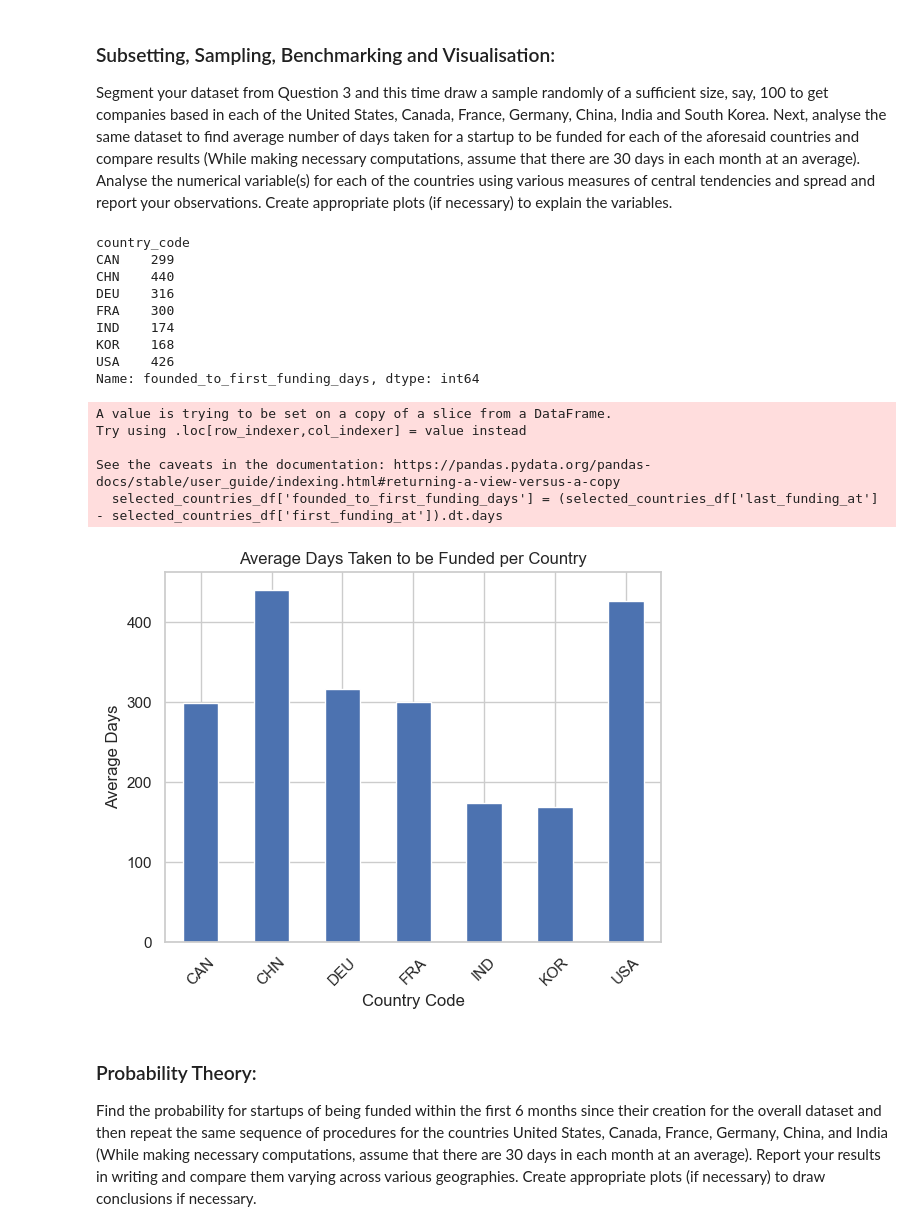
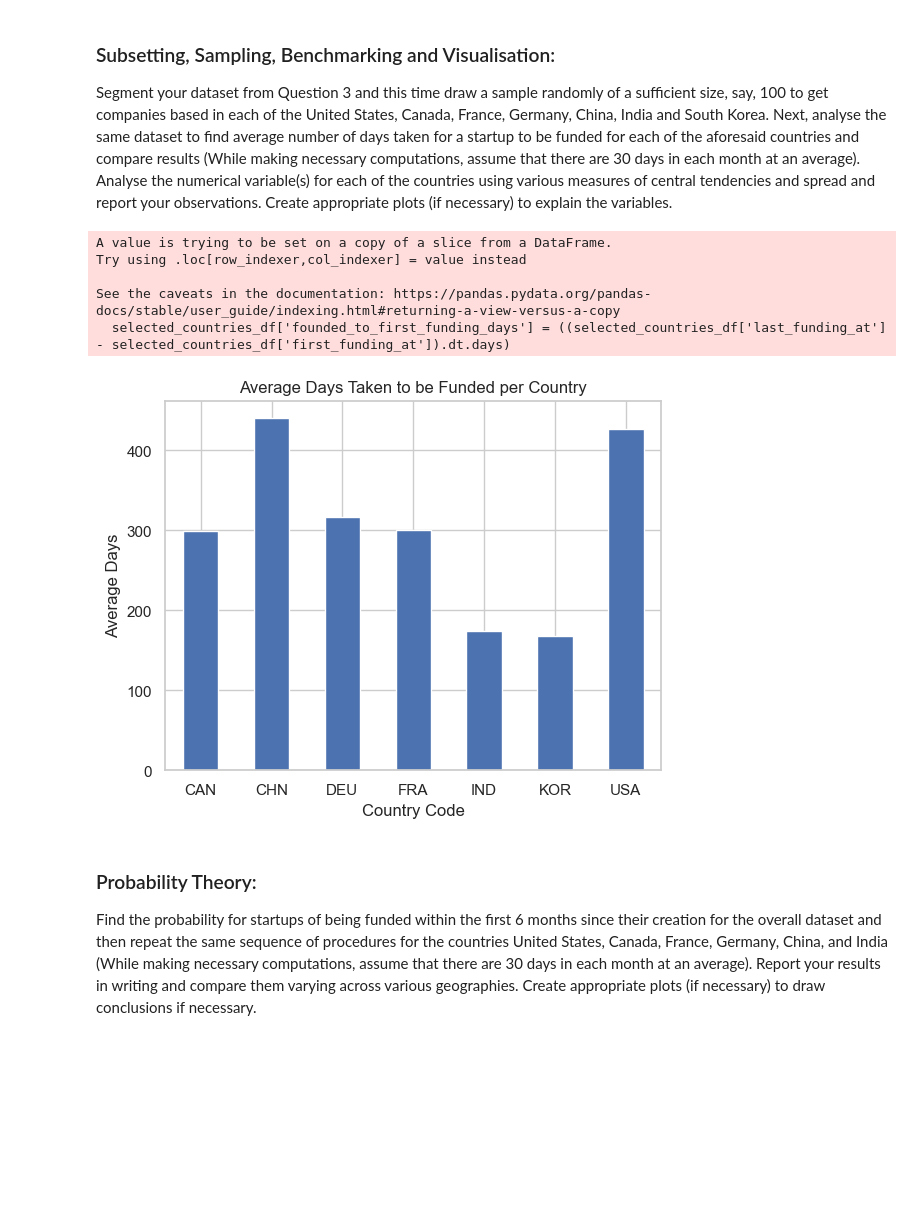
Before and after one commit to elenagin/Radiance-Group-Consulting, a Jupyter notebook: radiance_group_ginebra.ipynb, the cells around one changed output. Saved outputs shown, nothing was run; the diff lists cells and outputs as text; code cells hidden in the pictures; blank space fills up the shorter version.

```diff
--- a/radiance_group_ginebra.ipynb
+++ b/radiance_group_ginebra.ipynb
@@ -301,35 +301,22 @@ Segment your dataset from Question 3 and this time draw a sample randomly of a s
 # %%
 selected_countries = ['USA', 'CAN', 'FRA', 'DEU', 'CHN', 'IND', 'KOR']
 selected_countries_mask = df['country_code'].isin(selected_countries)
 selected_countries_df = df[selected_countries_mask]
-selected_countries_df['founded_to_first_funding_days'] = (selected_countries_df['last_funding_at'] - selected_countries_df['first_funding_at']).dt.days
-print(selected_countries_df.groupby('country_code')['founded_to_first_funding_days'].mean().astype(int))
-#average_days_per_country = selected_countries_df.groupby('country_code')['founded_to_first_funding_days'].mean().astype(int)
+selected_countries_df['founded_to_first_funding_days'] = ((selected_countries_df['last_funding_at'] - selected_countries_df['first_funding_at']).dt.days)
 sns.set(style='whitegrid')
 selected_countries_df.groupby('country_code')['founded_to_first_funding_days'].mean().astype(int).plot(kind='bar')
 plt.title('Average Days Taken to be Funded per Country')
 plt.xlabel('Country Code')
 plt.ylabel('Average Days')
-plt.xticks(rotation=45)
+plt.xticks(rotation=0)
 plt.show()
-
-#, hue="size", palette="deep"
 # %% [output]
-country_code
-CAN    299
-CHN    440
-DEU    316
-FRA    300
-IND    174
-KOR    168
-USA    426
-Name: founded_to_first_funding_days, dtype: int64
+A value is trying to be set on a copy of a slice from a DataFrame.
+Try using .loc[row_indexer,col_indexer] = value instead
+
+See the caveats in the documentation: https://pandas.pydata.org/pandas-docs/stable/user_guide/indexing.html#returning-a-view-versus-a-copy
+  selected_countries_df['founded_to_first_funding_days'] = ((selected_countries_df['last_funding_at'] - selected_countries_df['first_funding_at']).dt.days)
-A value is trying to be set on a copy of a slice from a DataFrame.
-Try using .loc[row_indexer,col_indexer] = value instead
-
-See the caveats in the documentation: https://pandas.pydata.org/pandas-docs/stable/user_guide/indexing.html#returning-a-view-versus-a-copy
-  selected_countries_df['founded_to_first_funding_days'] = (selected_countries_df['last_funding_at'] - selected_countries_df['first_funding_at']).dt.days
-[figure, old version]
+[figure, new version]
 # %% [markdown]
 ### Probability Theory:
 Find the probability for startups of being funded within the first 6 months since their creation for the overall dataset and then repeat the same sequence of procedures for the countries United States, Canada, France, Germany, China, and India (While making necessary computations, assume that there are 30 days in each month at an average). Report your results in writing and compare them varying across various geographies. Create appropriate plots (if necessary) to draw conclusions if necessary.
```
